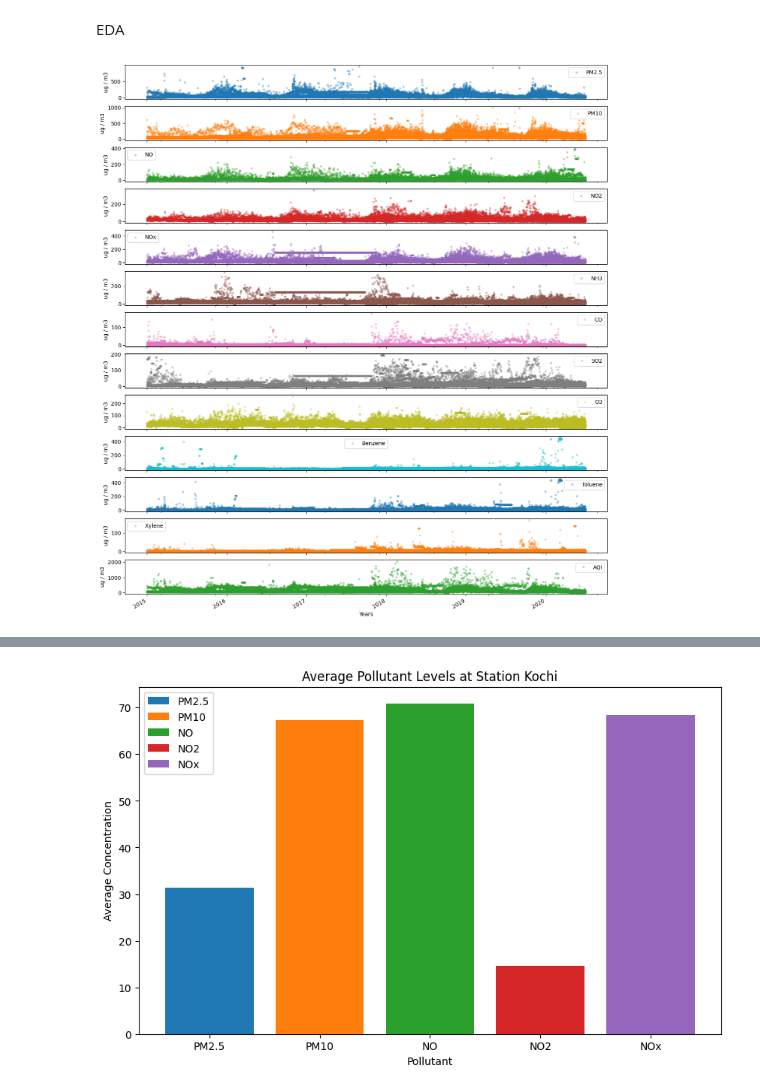
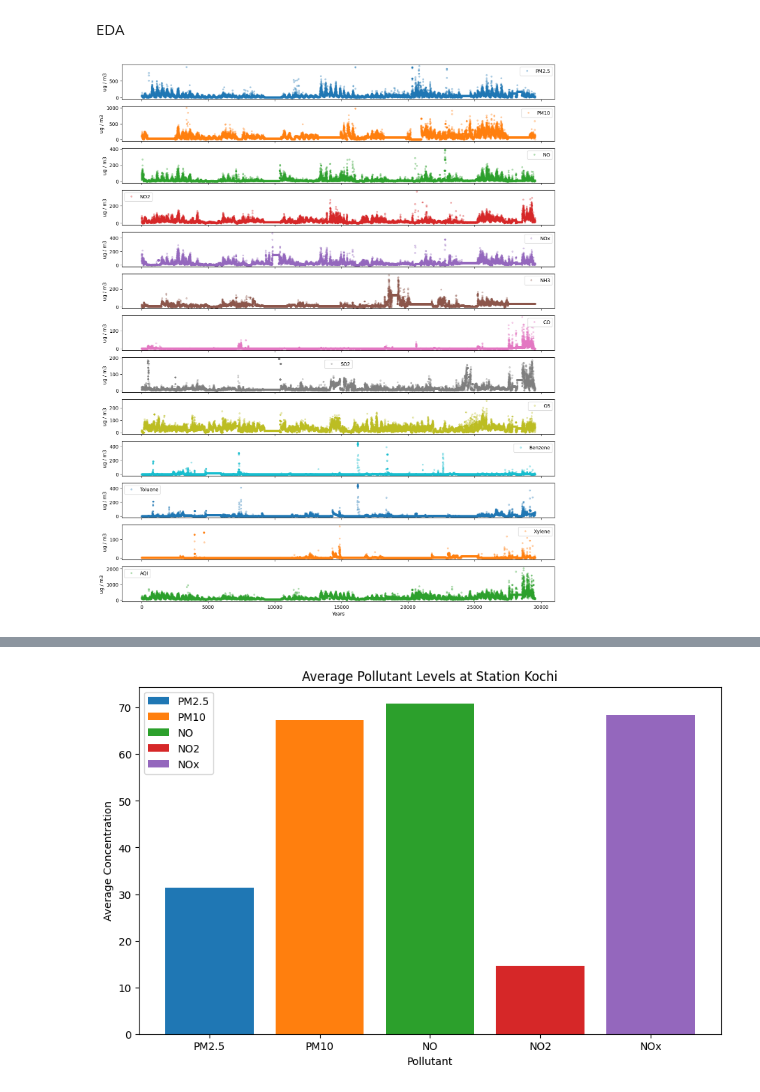
Before and after one commit to suryautharakumar/CMP7005_Programming_for_Data_Analysis, a Jupyter notebook: CMP7005_Programming_for_Data_Analysis_Final_Assessment.ipynb, the cells around one changed output, grey strips where cells are left out. Drawn from its saved outputs; the diff is of its cells as text; code cells hidden in the pictures.

```diff
--- a/CMP7005_Programming_for_Data_Analysis_Final_Assessment.ipynb
+++ b/CMP7005_Programming_for_Data_Analysis_Final_Assessment.ipynb
@@ -433,11 +405,10 @@ df.describe().T
 EDA
 # %%
 pollutants = ['PM2.5','PM10','NO','NO2','NOx','NH3','CO','SO2','O3','Benzene','Toluene','Xylene','AQI','AQI_Bucket']
-df.set_index('Date',inplace=True)
 axes = df[pollutants].plot(marker='.', alpha=0.3, linestyle='None', figsize=(16, 20), subplots=True)
 for ax in axes:
     ax.set_xlabel('Years')
     ax.set_ylabel('ug / m3')        # plots shows variations of different parameters
 # %% [output]
-[figure, old version]
+[figure, new version]
 # %%
```
Also changed, not shown: parts of 15 cells of this notebook.
